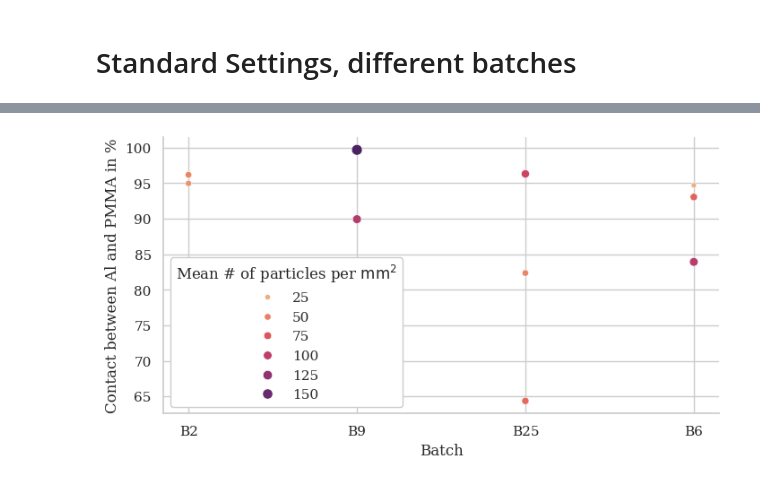
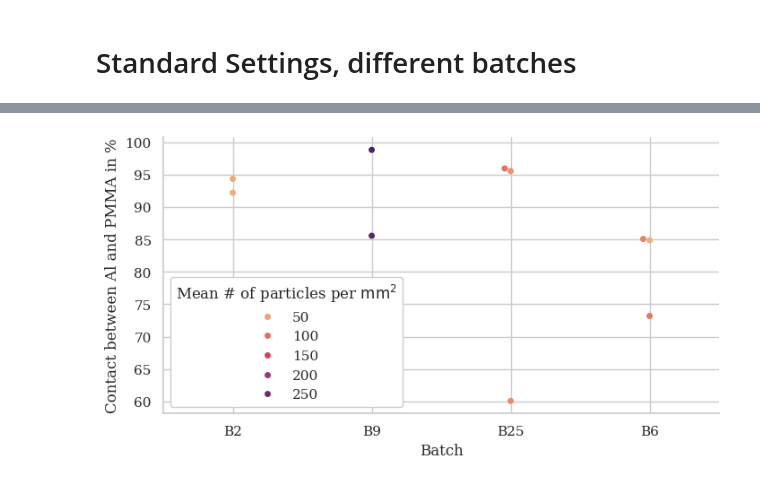
Before and after one commit to Eudoxosfly/Masterthesis, a Jupyter notebook: uCT_analysis/visualization.ipynb, the cells around one changed output, grey strips where cells are left out. Saved outputs shown, nothing was run; the diff lists cells and outputs as text; code cells hidden in the pictures.

```diff
--- a/uCT_analysis/visualization.ipynb
+++ b/uCT_analysis/visualization.ipynb
@@ -41,3 +70,0 @@ with open("analytics.pkl", "rb") as file:
-# %%
-specimen_overview = pd.read_csv("specimen.csv", header=0, delimiter=";")
-specimen_overview
@@ -125,9 +134,10 @@ cumulative_volume = {}
 for batch, name in zip(batch_list, batch_names):
     volumes = []
     for specimen in batch:
-        volumes = np.concat([volumes, analytics[specimen]["particle_statistics"]["volume_mm3"].values * SCALE_FACTOR_3D], axis=None)
-    diameter_distribution[name] = np.sort(np.cbrt(volumes))[:-10]*1e3
-    counts, bins = np.histogram(np.sort(np.cbrt(volumes))[:-10]*1e3, bins=100)
+        volumes = np.concat(
+            [volumes, analytics[specimen]["particle_statistics"]["volume_mm3"].values * SCALE_FACTOR_3D], axis=None)
+    diameter_distribution[name] = np.sort(np.cbrt(volumes))[:-10] * 1e3
+    counts, bins = np.histogram(np.sort(np.cbrt(volumes))[:-10] * 1e3, bins=100)
     cumulative_volume[name] = {"y": np.cumsum(counts) / np.sum(counts) * 100,
                                "x": bins[:-1]}
 # %%
@@ -300,14 +311,0 @@ Does not work well, no correlation found:
-# %%
-sns.set_context("paper")
-sns.set_theme(font="serif", style="whitegrid", font_scale=1)
-bright = sns.color_palette("bright", 1)
-fig, ax = plt.subplots(1, 2, figsize=(12, 4), sharey=True)
-fig.subplots_adjust(wspace=0.05)
-sns.scatterplot(data=df, x="ratio", y="contact", ax=ax[0], color=bright)
-sns.kdeplot(data=df, x="ratio", y="contact", ax=ax[0])
-sns.scatterplot(data=df, x="density", y="contact", ax=ax[1], color=bright)
-sns.kdeplot(data=df, x="density", y="contact", ax=ax[1])
-ax[0].set_ylabel("Contact between Al and PMMA in %")
-sns.despine(fig)
-fig.savefig("../../06_Results/SettingsTest/densityRatio_contact.pdf", bbox_inches="tight", pad_inches=0)
-fig.savefig("../../06_Results/SettingsTest/densityRatio_contact", bbox_inches="tight", pad_inches=0)
@@ -321,29 +331,20 @@ fig.savefig("../../06_Results/SettingsTest/densityRatio_contact", bbox_inches="t
 # %%
-df = specimen_overview[
-    (specimen_overview["analysis"] == "y")
-    & ((specimen_overview["description"] == "standard setting batch test")
-       | ((specimen_overview["description"] == "time constant testing")
-          & (specimen_overview["settings"] == "standard")))
-    ][["specimen", "Batch"]]
-df["mean_cell_area"] = [1/(np.mean(analytics[specimen]["2d_cell_area"] * SCALE_FACTOR_2D)) for specimen in df["specimen"]]
-df["contact"] = [100 - analytics[specimen]["mask_analytics"]["contact_air_Al_percent"] for specimen in df["specimen"]]
-
-
 sns.set_context("paper")
 sns.set_theme(font="serif", style="whitegrid", font_scale=1)
 fig, ax = plt.subplots(1, 1, figsize=(8, 4))
-sns.scatterplot(data=df,
+sns.swarmplot(data=df_batches,
                 x="Batch",
-                y="contact",
-                size="mean_cell_area",
-                hue="mean_cell_area",
+                y="Contact",
+                # size="Density in $\mathrm{mm}^{-2}$",
+                hue="Density in $\mathrm{mm}^{-2}$",
                 palette="flare",
                 ax=ax)
 ax.set_ylabel("Contact between Al and PMMA in %")
 ax.set_xlabel("Batch")
 ax.legend(title="Mean # of particles per $\mathrm{mm}^2$", framealpha=1)
 sns.despine(ax=ax)
+ax.grid(axis="x")
 fig.savefig("../../06_Results/SettingsTest/StandardSetting_Batches.pdf", bbox_inches="tight", pad_inches=0)
 fig.savefig("../../06_Results/SettingsTest/StandardSetting_Batches.png", bbox_inches="tight", pad_inches=0)
 # %% [output]
-[figure, old version]
+[figure, new version]
```
Also changed, not shown: parts of 18 cells of this notebook, 9 other files.
